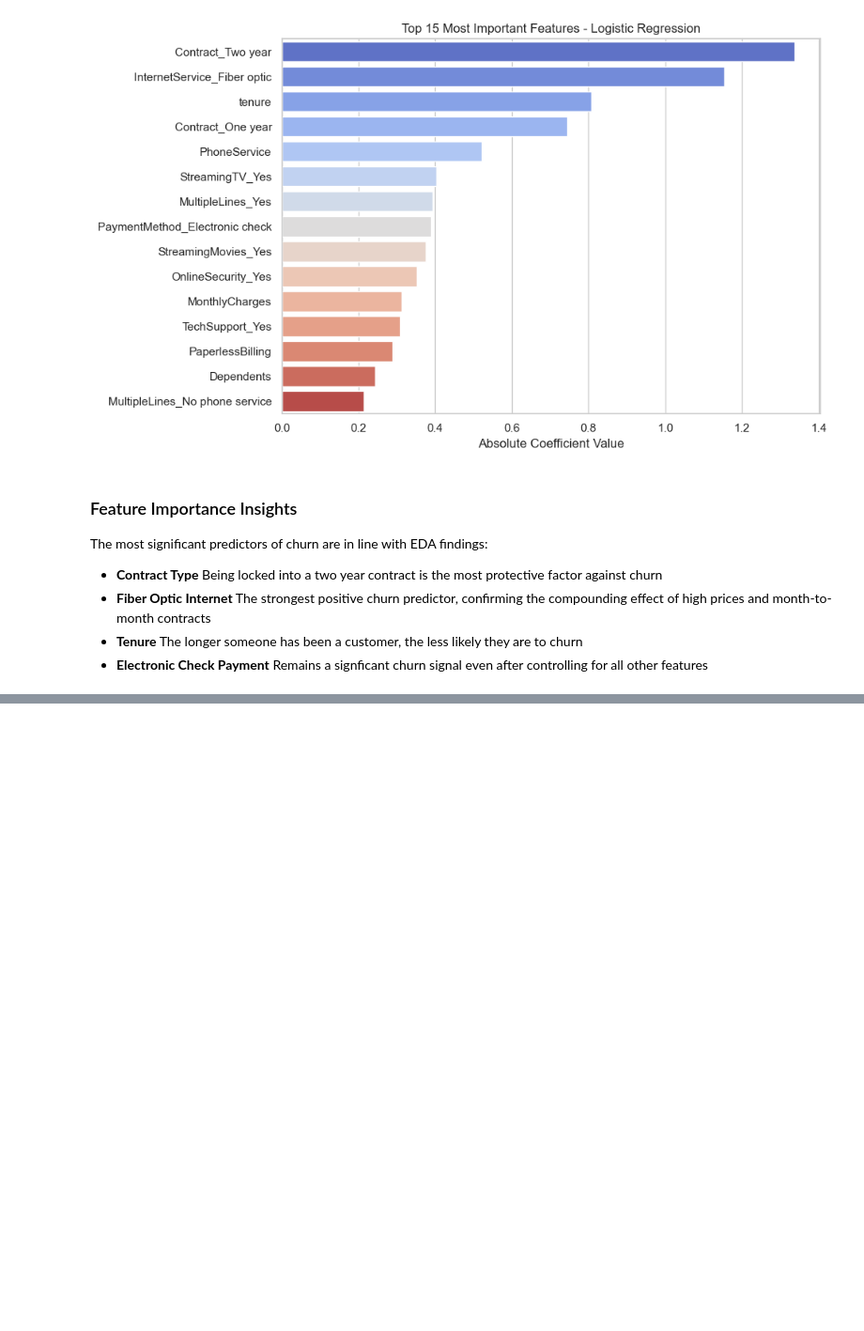
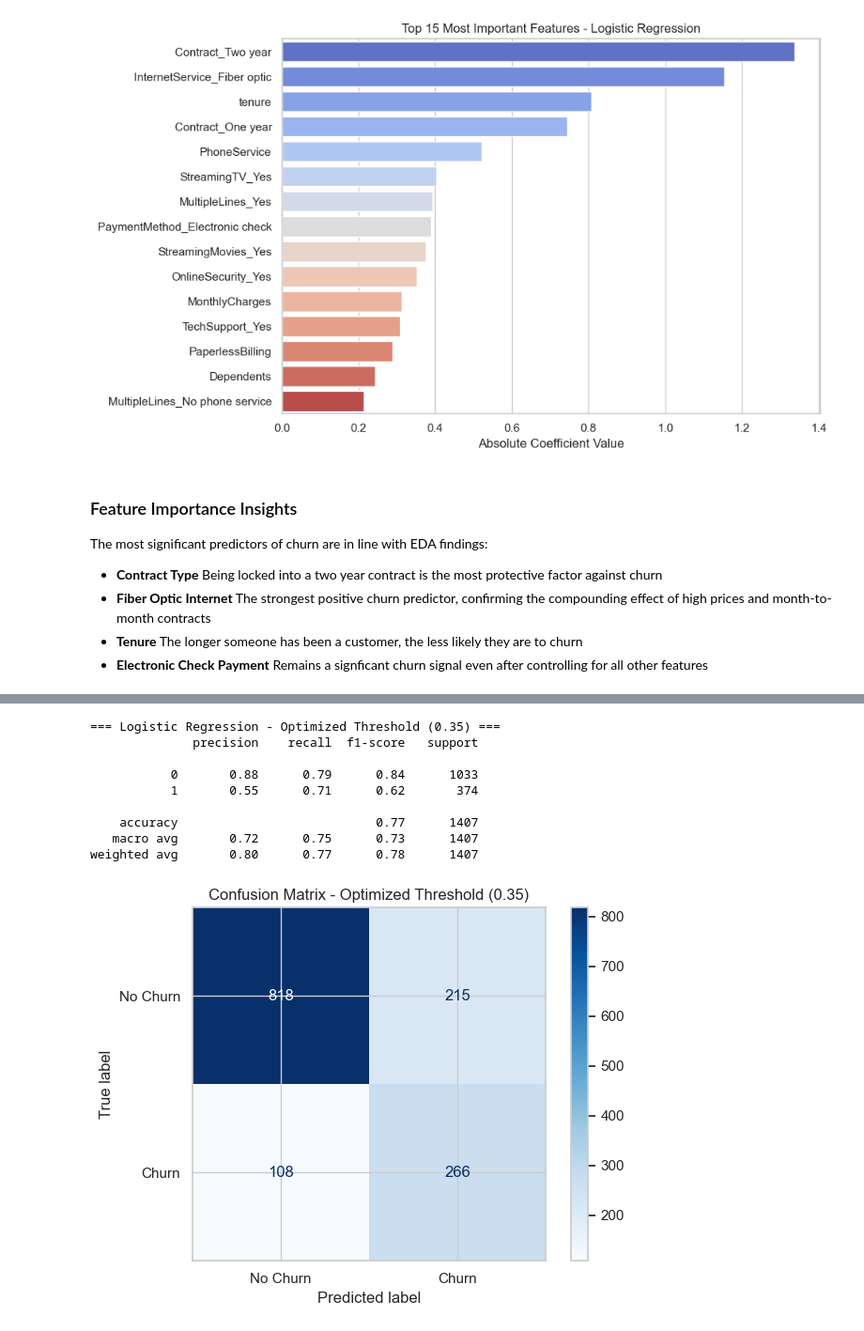
Before and after one commit to jpbombard/telco-churn-analysis, a Jupyter notebook: notebooks/churn_analysis.ipynb, the cells around one changed output, grey strips where cells are left out. Shown at 94% size. Cells and saved outputs as stored; diff of their text form; code cells hidden in the pictures; blank space fills up the shorter version.

```diff
--- a/notebooks/churn_analysis.ipynb
+++ b/notebooks/churn_analysis.ipynb
@@ -473,0 +535,20 @@ The most significant predictors of churn are in line with EDA findings:
+# %%
+from sklearn.metrics import precision_recall_curve
+import matplotlib.pyplot as plt
+
+# Get predicted probabilities for logistic regression
+y_proba_lr = lr_model.predict_proba(X_test)[:, 1]
+
+# Test multiple thresholds
+thresholds = [0.3, 0.35, 0.4, 0.45, 0.5]
+
+print(f"{'Threshold':<12} {'Precision':<12} {'Recall':<12} {'F1':<12}")
+print("-" * 48)
+
+for thresh in thresholds:
+    y_pred_thresh = (y_proba_lr >= thresh).astype(int)
+    from sklearn.metrics import precision_score, recall_score, f1_score
+    p = precision_score(y_test, y_pred_thresh)
+    r = recall_score(y_test, y_pred_thresh)
+    f = f1_score(y_test, y_pred_thresh)
+    print(f"{thresh:<12} {p:<12.3f} {r:<12.3f} {f:<12.3f}")
@@ -473,0 +563,27 @@ The most significant predictors of churn are in line with EDA findings:
+# %%
+# Apply optimal threshold
+best_threshold = 0.35
+y_pred_final = (y_proba_lr >= best_threshold).astype(int)
+
+print("=== Logistic Regression - Optimized Threshold (0.35) ===")
+print(classification_report(y_test, y_pred_final))
+
+# Confusion matrix
+cm = confusion_matrix(y_test, y_pred_final)
+disp = ConfusionMatrixDisplay(confusion_matrix=cm, display_labels=["No Churn", "Churn"])
+disp.plot(cmap="Blues")
+plt.title("Confusion Matrix - Optimized Threshold (0.35)")
+plt.tight_layout()
+plt.savefig("../data/confusion_matrix.png", dpi=150, bbox_inches="tight")
+plt.show()
+# %% [output]
+=== Logistic Regression - Optimized Threshold (0.35) ===
+              precision    recall  f1-score   support
+
+           0       0.88      0.79      0.84      1033
+           1       0.55      0.71      0.62       374
+
+    accuracy                           0.77      1407
+   macro avg       0.72      0.75      0.73      1407
+weighted avg       0.80      0.77      0.78      1407
+[figure, added]
```
Also changed, not shown: parts of 9 cells of this notebook, 2 other files.
